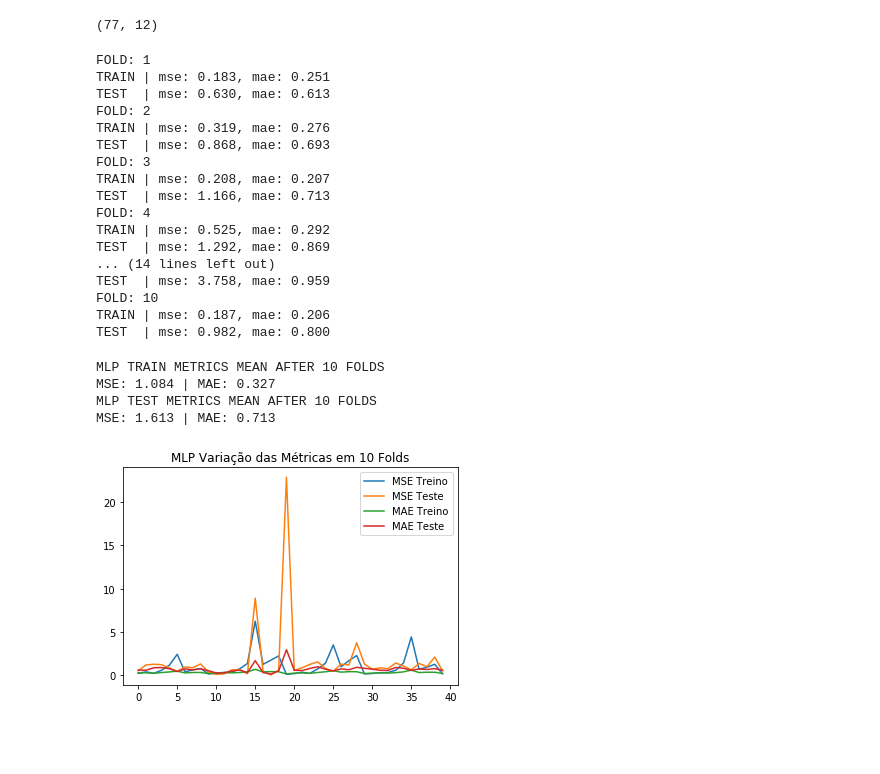
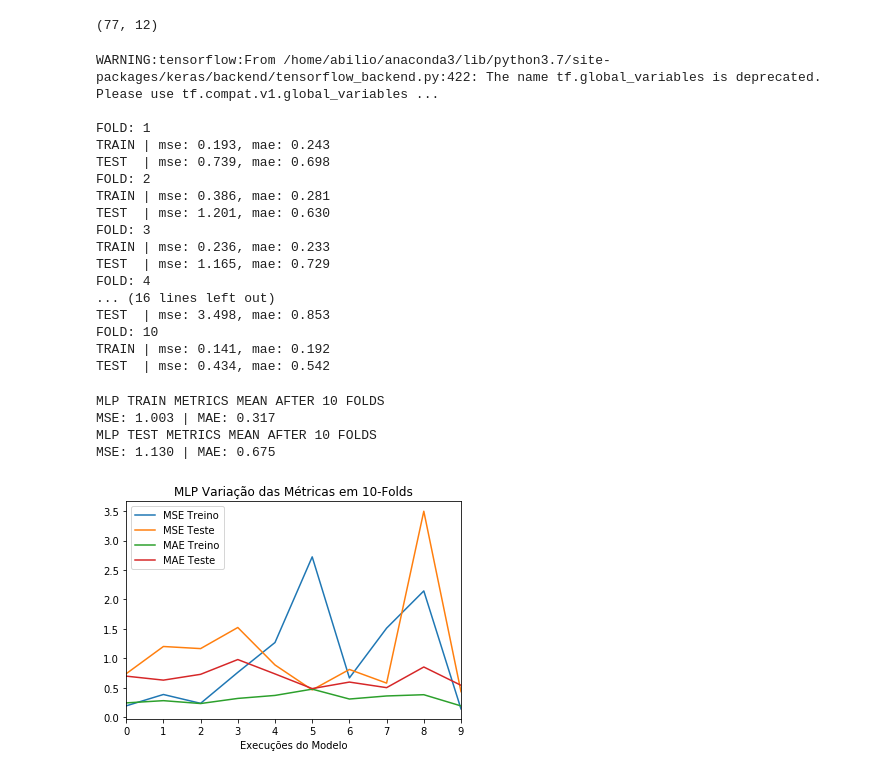
Before and after one commit to abiliocastro/mlsdee, a Jupyter notebook: mlp.ipynb, the cells around one changed output. Cells and saved outputs as stored; diff of their text form; code cells hidden in the pictures; blank space fills up the shorter version.

```diff
--- a/mlp.ipynb
+++ b/mlp.ipynb
@@ -41,6 +43,10 @@ model.compile(loss='mean_absolute_error', optimizer='adam', metrics=[metrics.mse
 # model training and evaluation
 kf = KFold(n_splits=10)
 f = 1
+all_train_mse = np.array([])
+all_train_mae = np.array([])
+all_test_mse = np.array([])
+all_test_mae = np.array([])
 for train_index, test_index in kf.split(X):
     # defining train and test sets for input and output
     X_train, X_test = X[train_index], X[test_index]
@@ -78,23 +84,23 @@ for train_index, test_index in kf.split(X):
     print('TEST  | mse: %.3f, mae: %.3f' % (test_mse, test_mae))
     f+=1
 # %% [output]
+WARNING:tensorflow:From /home/abilio/anaconda3/lib/python3.7/site-packages/keras/backend/tensorflow_backend.py:422: The name tf.global_variables is deprecated. Please use tf.compat.v1.global_variables ...
+
 FOLD: 1
-TRAIN | mse: 0.183, mae: 0.251
-TEST  | mse: 0.630, mae: 0.613
+TRAIN | mse: 0.193, mae: 0.243
+TEST  | mse: 0.739, mae: 0.698
 FOLD: 2
-TRAIN | mse: 0.319, mae: 0.276
-TEST  | mse: 0.868, mae: 0.693
+TRAIN | mse: 0.386, mae: 0.281
+TEST  | mse: 1.201, mae: 0.630
 FOLD: 3
-TRAIN | mse: 0.208, mae: 0.207
-TEST  | mse: 1.166, mae: 0.713
+TRAIN | mse: 0.236, mae: 0.233
+TEST  | mse: 1.165, mae: 0.729
 FOLD: 4
-TRAIN | mse: 0.525, mae: 0.292
-TEST  | mse: 1.292, mae: 0.869
-... (14 lines left out)
-TEST  | mse: 3.758, mae: 0.959
+... (16 lines left out)
+TEST  | mse: 3.498, mae: 0.853
 FOLD: 10
-TRAIN | mse: 0.187, mae: 0.206
-TEST  | mse: 0.982, mae: 0.800
+TRAIN | mse: 0.141, mae: 0.192
+TEST  | mse: 0.434, mae: 0.542
 # %%
 mean_mse_train = np.mean(all_train_mse)
 mean_mae_train = np.mean(all_train_mae)
@@ -107,17 +113,19 @@ print('MLP TEST METRICS MEAN AFTER 10 FOLDS')
 print('MSE: %.3f | MAE: %.3f' % (mean_mse_test, mean_mae_test))
 # %% [output]
 MLP TRAIN METRICS MEAN AFTER 10 FOLDS
-MSE: 1.084 | MAE: 0.327
+MSE: 1.003 | MAE: 0.317
 MLP TEST METRICS MEAN AFTER 10 FOLDS
-MSE: 1.613 | MAE: 0.713
+MSE: 1.130 | MAE: 0.675
 # %%
 # plot mlp metrics variation
-pyplot.title('MLP Variação das Métricas em 10 Folds')
+pyplot.title('MLP Variação das Métricas em 10-Folds')
 pyplot.plot(all_train_mse, label='MSE Treino')
 pyplot.plot(all_test_mse, label='MSE Teste')
 pyplot.plot(all_train_mae, label='MAE Treino')
 pyplot.plot(all_test_mae, label='MAE Teste')
+pyplot.xlim(0,9)
+pyplot.xlabel("Execuções do Modelo")
 pyplot.legend()
 pyplot.show()
 # %% [output]
-[figure, old version]
+[figure, new version]
```
Also changed, not shown: parts of 1 cell of this notebook, 1 other file.
